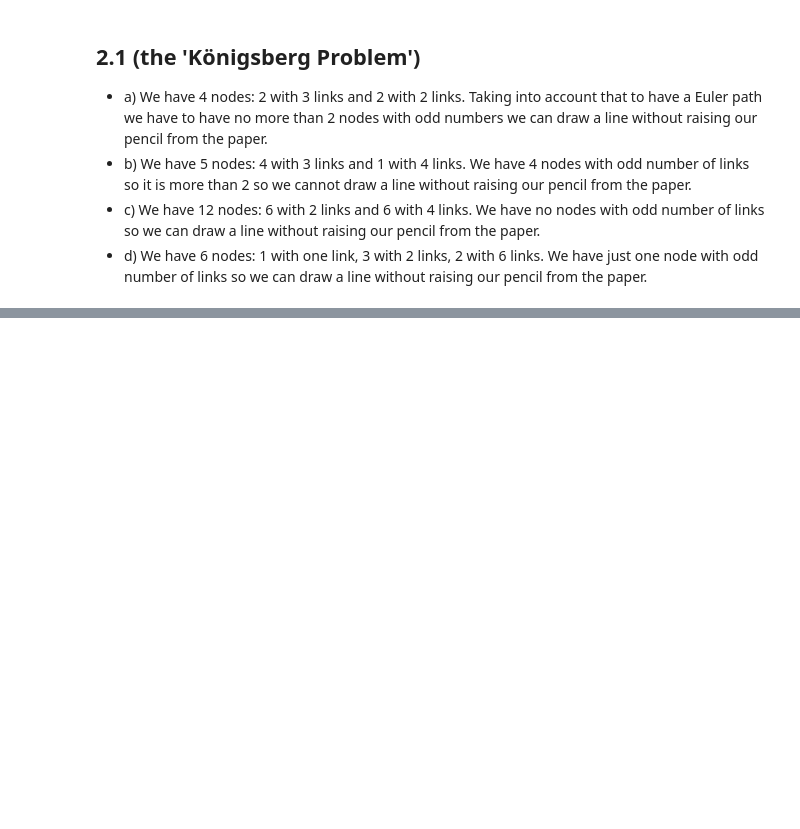
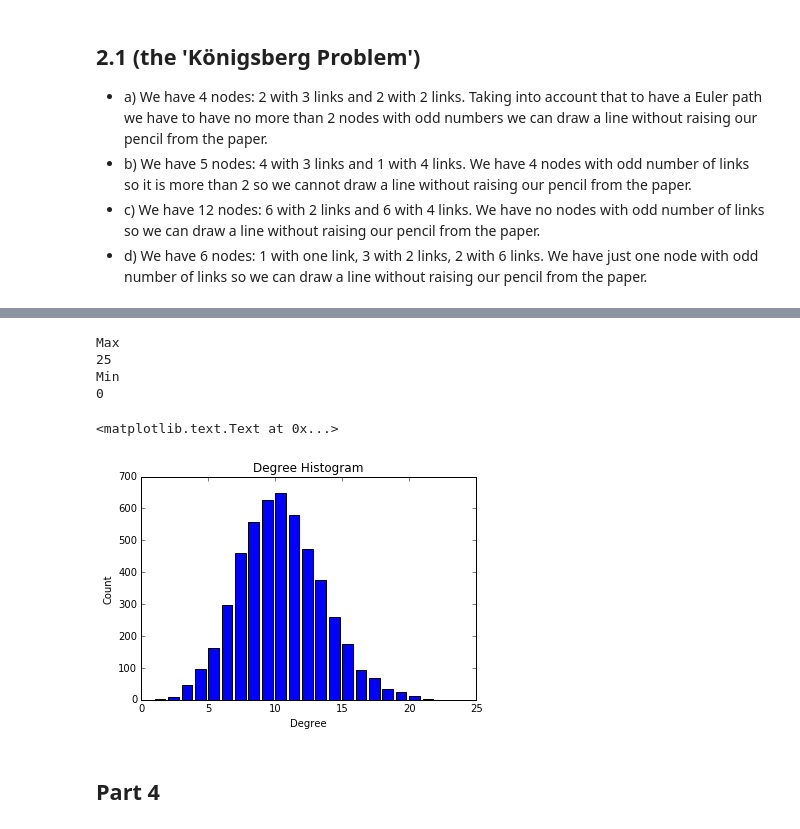
Before and after one commit to pay64k/social_graphs_2016, a Jupyter notebook: Weekly Exercises/Week 2/Week 2.ipynb, the cells around one changed output, grey strips where cells are left out. Cells and saved outputs as stored; diff of their text form; code cells hidden in the pictures; blank space fills up the shorter version.

```diff
--- a/Weekly Exercises/Week 2/Week 2.ipynb
+++ b/Weekly Exercises/Week 2/Week 2.ipynb
@@ -174,0 +417,41 @@ H = nx.Graph(G)
+# %%
+#But binning real numbers into a fixed number of bins is easy when numpy.histogram does all the work and
+#finds the right bin boundaries for you. Now we'll generate a bunch of integers and set the bin boundaries
+#manually. This time, let's grab data from a Poisson distribution. As it turns out numpy also has some convenient
+#random number generators. Use numpy.random.poisson to generate 5000 numbers drawn from a Poisson distribution
+#characterized by λ=10λ=10. Find the maximum and minimum value of your 5000 random numbers.
+
+random_poisson = np.random.poisson(10, 5000)
+print"Max"
+print max(random_poisson)
+print"Min"
+print min(random_poisson)
+# %% [output]
+Max
+25
+Min
+0
+# %%
+#ONE DOT MISSING
+#Binning and plotting degree distributions.
+#Let's generate the Erdös-Renyi (ER) network which has a degree distribution that matches the Poisson distribution above.
+#First we have to figure out which values the ER parameters (N and p) should assume. It's easy to see that N=5000N=5000,
+#but how do you find pp? Hint: The parameter λλ in the Poisson distribution corresponds to the average degree, so you have
+#to find a pp that results in an average degree, k=10k=10. And you know that ⟨k⟩=p(N−1)⟨k⟩=p(N−1), which will give you pp.
+#Note that Python by default returns the result of divisions as the most precise of the datatypes involved (for instance,
+#try computing 1/2 and 1.0/2.0 in your notebook). If you want division to always give you a decimal number, you can enter
+#from __future__ import division at the beginning of your notebook.
+
+ER = nx.gnp_random_graph(5000,(10.0/4999.0))
+# %%
+deghist=nx.degree_histogram(ER)
+# %%
+plt.bar(range(0,len(deghist)),deghist)
+plt.title('Degree Histogram')
+plt.ylabel('Count')
+plt.xlabel('Degree')
+# %% [output]
+<matplotlib.text.Text at 0x...>
+[figure, added]
+# %% [markdown]
+## Part 4
```
Also changed, not shown: parts of 21 cells of this notebook.
